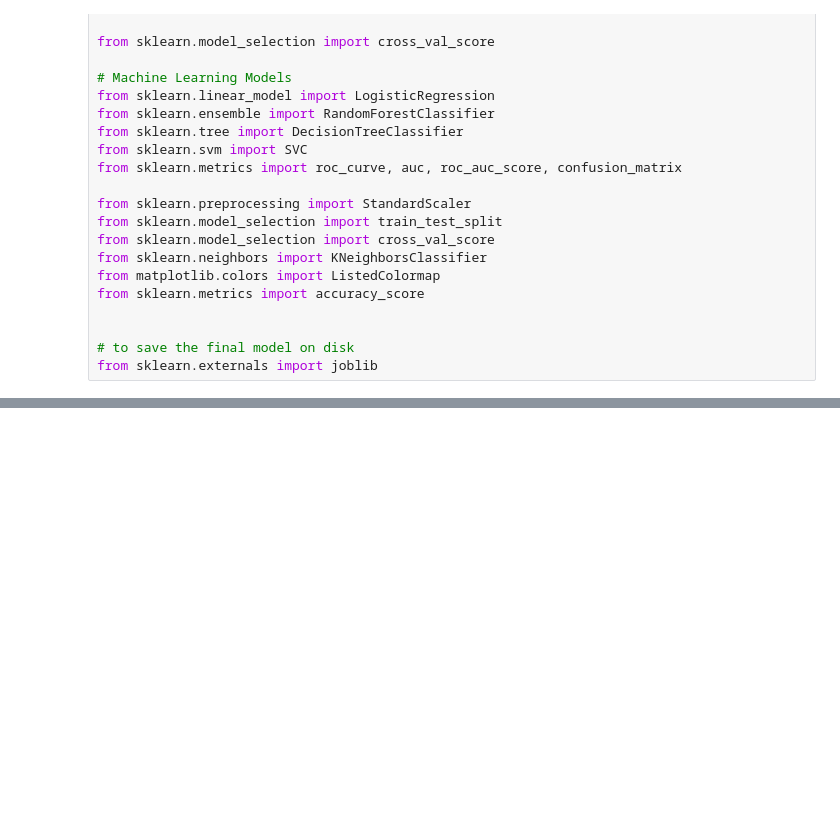
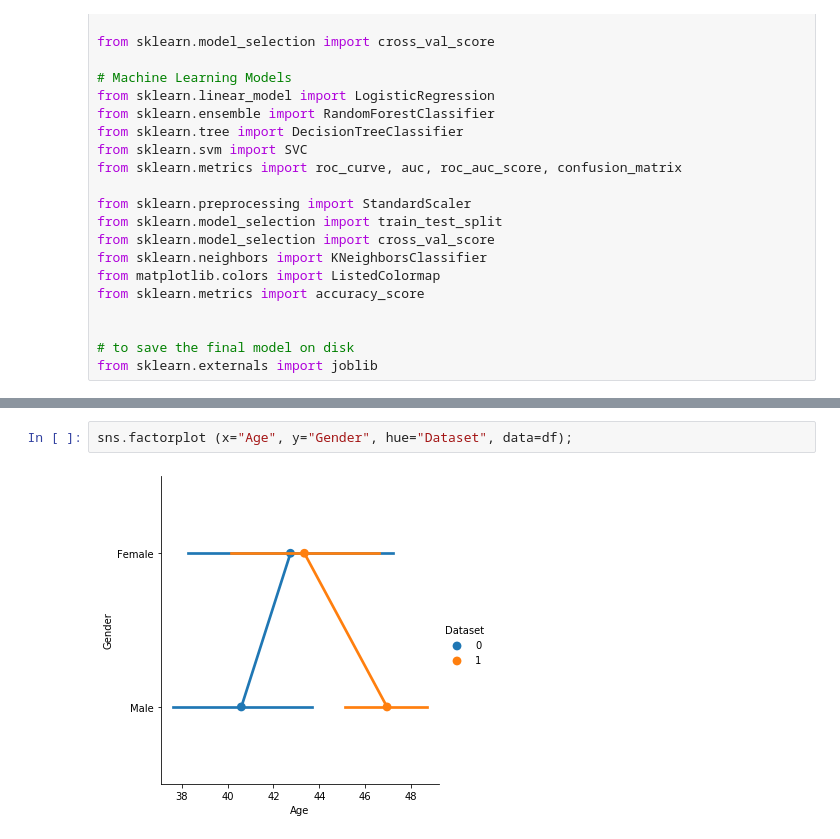
Before and after one commit to bgmallick/LiverDiseasePrediction, a Jupyter notebook: LiverDiseasePrediction.ipynb, the cells around one changed output, grey strips where cells are left out. Saved outputs shown, nothing was run; the diff lists cells and outputs as text; blank space fills up the shorter version.

```diff
--- a/LiverDiseasePrediction.ipynb
+++ b/LiverDiseasePrediction.ipynb
@@ -49,0 +158,4 @@ from sklearn.externals import joblib
+# %%
+sns.factorplot (x="Age", y="Gender", hue="Dataset", data=df);
+# %% [output]
+[figure, added]
```
Also changed, not shown: parts of 41 cells of this notebook.
